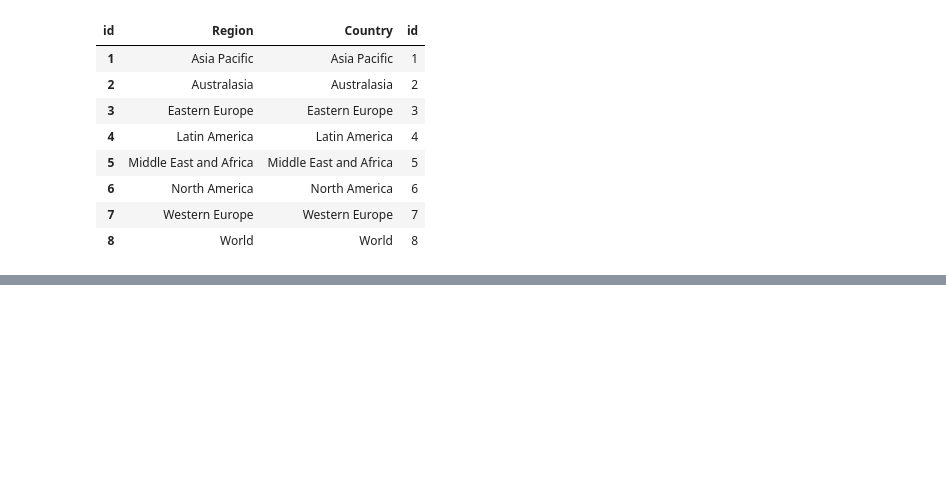
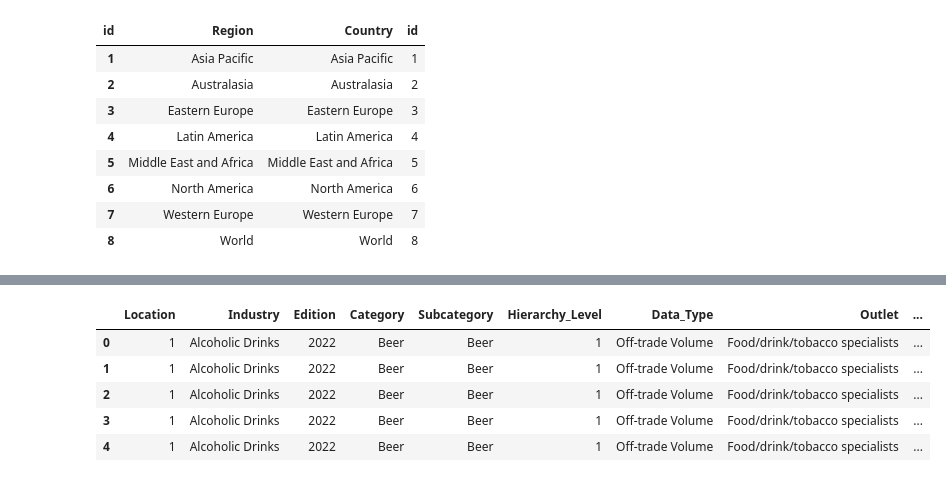
Before and after one commit to Ta-DevSark/dragonyte_brewery, a Jupyter notebook: Vol_cl.ipynb, the cells around one changed output, grey strips where cells are left out. Saved outputs shown, nothing was run; the diff lists cells and outputs as text; code cells hidden in the pictures; blank space fills up the shorter version.

```diff
--- a/Vol_cl.ipynb
+++ b/Vol_cl.ipynb
@@ -196,0 +233,6 @@ df3.to_csv('Locations_1.csv', encoding='utf-8', index=False)
+# %%
+df4[['Volume']] = df4[['Volume']].replace(',','.', regex=True)
+# %%
+df4['Volume'] = df4['Volume'].astype(float)
+df4.head()
+df4.info()
@@ -196,0 +260,11 @@ df3.to_csv('Locations_1.csv', encoding='utf-8', index=False)
+# %%
+df4.loc[df4['Unit']=='million litres', 'Volume'] = df4.loc[df4['Unit']=='million litres', 'Volume'] * 1000
+# %%
+df4.head()
+# %% [output]
+|  | Location | Industry | Edition | Category | Subcategory | Hierarchy_Level | Data_Type | Outlet | ... |
+| 0 | 1 | Alcoholic Drinks | 2022 | Beer | Beer | 1 | Off-trade Volume | Food/drink/tobacco specialists | ... |
+| 1 | 1 | Alcoholic Drinks | 2022 | Beer | Beer | 1 | Off-trade Volume | Food/drink/tobacco specialists | ... |
+| 2 | 1 | Alcoholic Drinks | 2022 | Beer | Beer | 1 | Off-trade Volume | Food/drink/tobacco specialists | ... |
+| 3 | 1 | Alcoholic Drinks | 2022 | Beer | Beer | 1 | Off-trade Volume | Food/drink/tobacco specialists | ... |
+| 4 | 1 | Alcoholic Drinks | 2022 | Beer | Beer | 1 | Off-trade Volume | Food/drink/tobacco specialists | ... |
```
Also changed, not shown: parts of 6 cells of this notebook.
